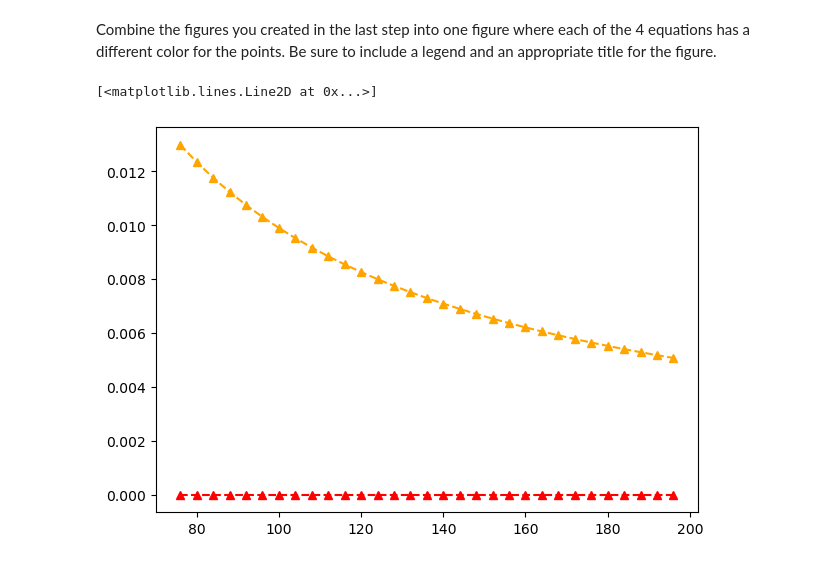
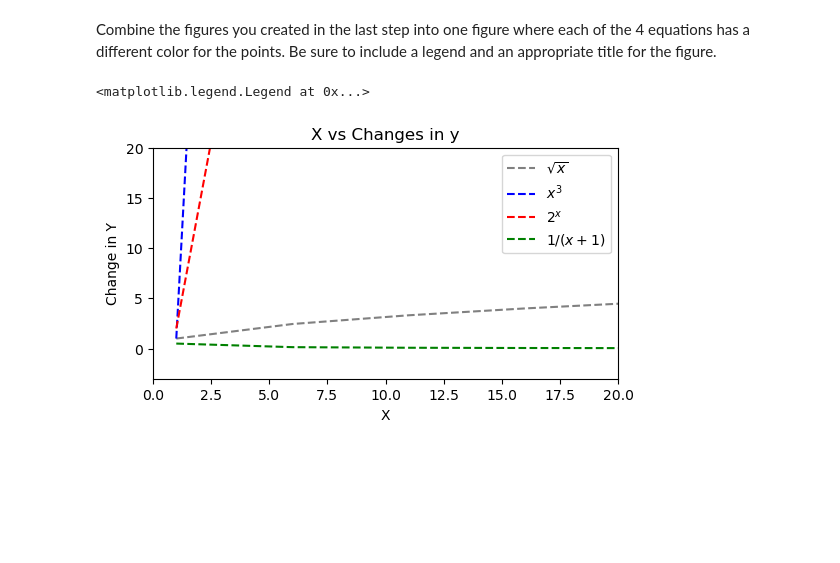
Before and after one commit to MigashaneVictoire/numpy-pandas-visualization-exercises, a Jupyter notebook: matplotlib_exercises.ipynb, the cells around one changed output. Cells and saved outputs as stored; diff of their text form; code cells hidden in the pictures; blank space fills up the shorter version.

```diff
--- a/matplotlib_exercises.ipynb
+++ b/matplotlib_exercises.ipynb
@@ -164,27 +164,25 @@ plt.tight_layout()
 # %% [markdown]
 Combine the figures you created in the last step into one figure where each of the 4 equations has a different color for the points. Be sure to include a legend and an appropriate title for the figure.
 # %%
-x = np.arange(76,200, 4)
+x = np.arange(1,100, 5)
 
 # set plot size
-plt.figure(figsize=(7,5))
+plt.figure(figsize=(6,3))
 
-# set y variable
-y1 = np.sqrt(x)
-y2 = x**3
-y3 = 2**x
-y4 = 1/(x + 1)
+# plt.plot(x, y1, color = 'gray', ls = '--', marker = '^', label = '$\sqrt{x}$')
+plt.plot(x, y1, color = 'gray', ls = '--', label = '$\sqrt{x}$')
+plt.plot(x, y2, color = 'blue', ls = '--', label = '$x^3$')
+plt.plot(x, y3, color = 'red', ls = '--', label = '$2^x$')
+plt.plot(x, y4, color = 'green', ls = '--', label = '$1/(x + 1)$')
 
-my_y = [y1, y2, y3, y4]
+plt.title('X vs Changes in y')
+plt.xlabel('X')
+plt.ylabel('Change in Y')
 
-# plt.plot(x, y1, color = 'gray', ls = '--', marker = '^', label = '$\sqrt{x}')
-# plt.plot(x, y2, color = 'blue', ls = '--', marker = '^', label = '$\sqrt{x}')
-plt.plot(x, y3, color = 'red', ls = '--', marker = '^', label = '$\sqrt{x}')
-plt.plot(x, y4, color = 'orange', ls = '--', marker = '^', label = '$\sqrt{x}')
-
-
-# plt.ylim(-10,20)
+plt.ylim(-3,20)
+plt.xlim(0, 20)
+plt.legend()
 # %% [output]
-[<matplotlib.lines.Line2D at 0x...>]
+<matplotlib.legend.Legend at 0x...>
-[figure, old version]
+[figure, new version]
 # %% [markdown]
```
Also changed, not shown: parts of 1 cell of this notebook, 1 other file.
